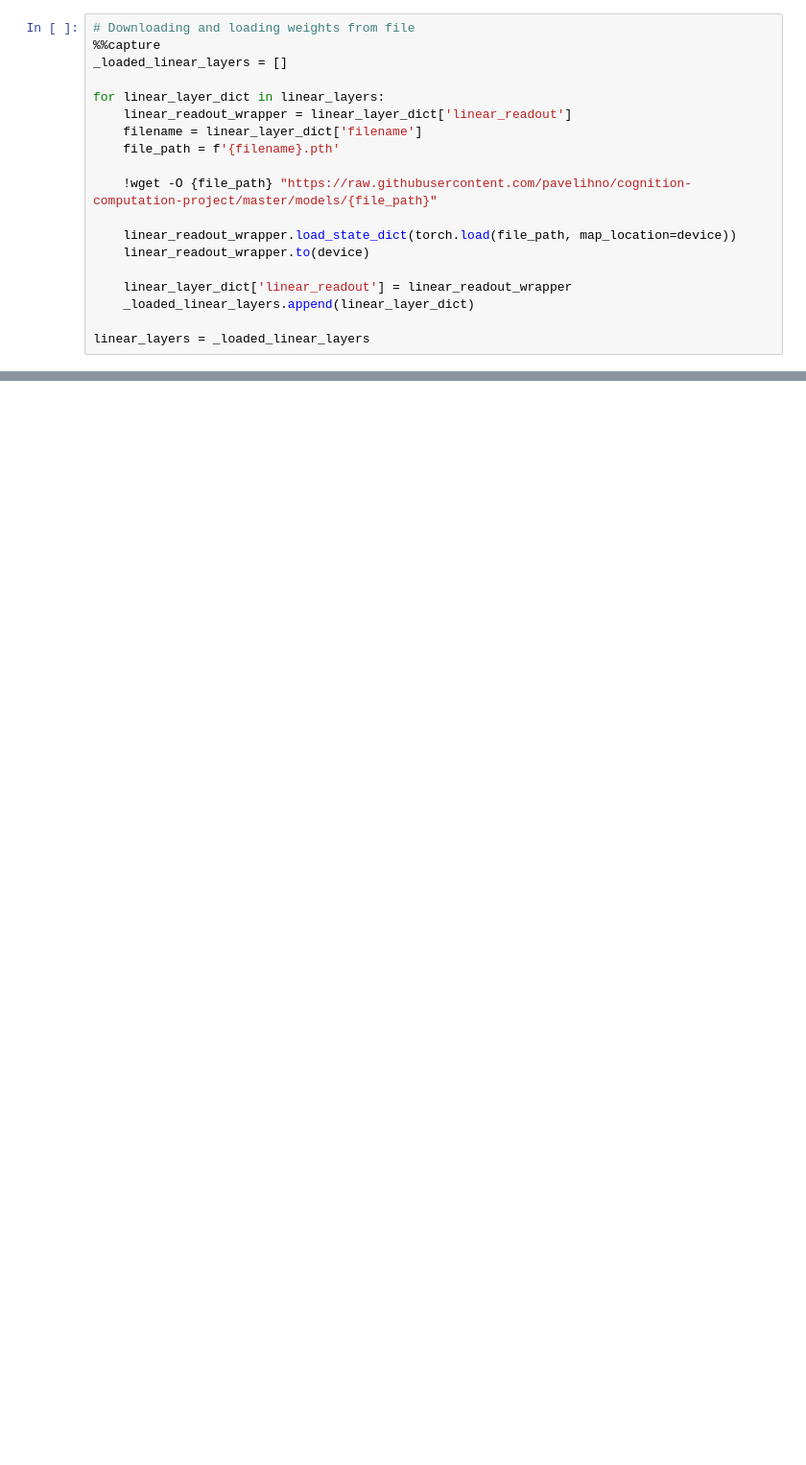
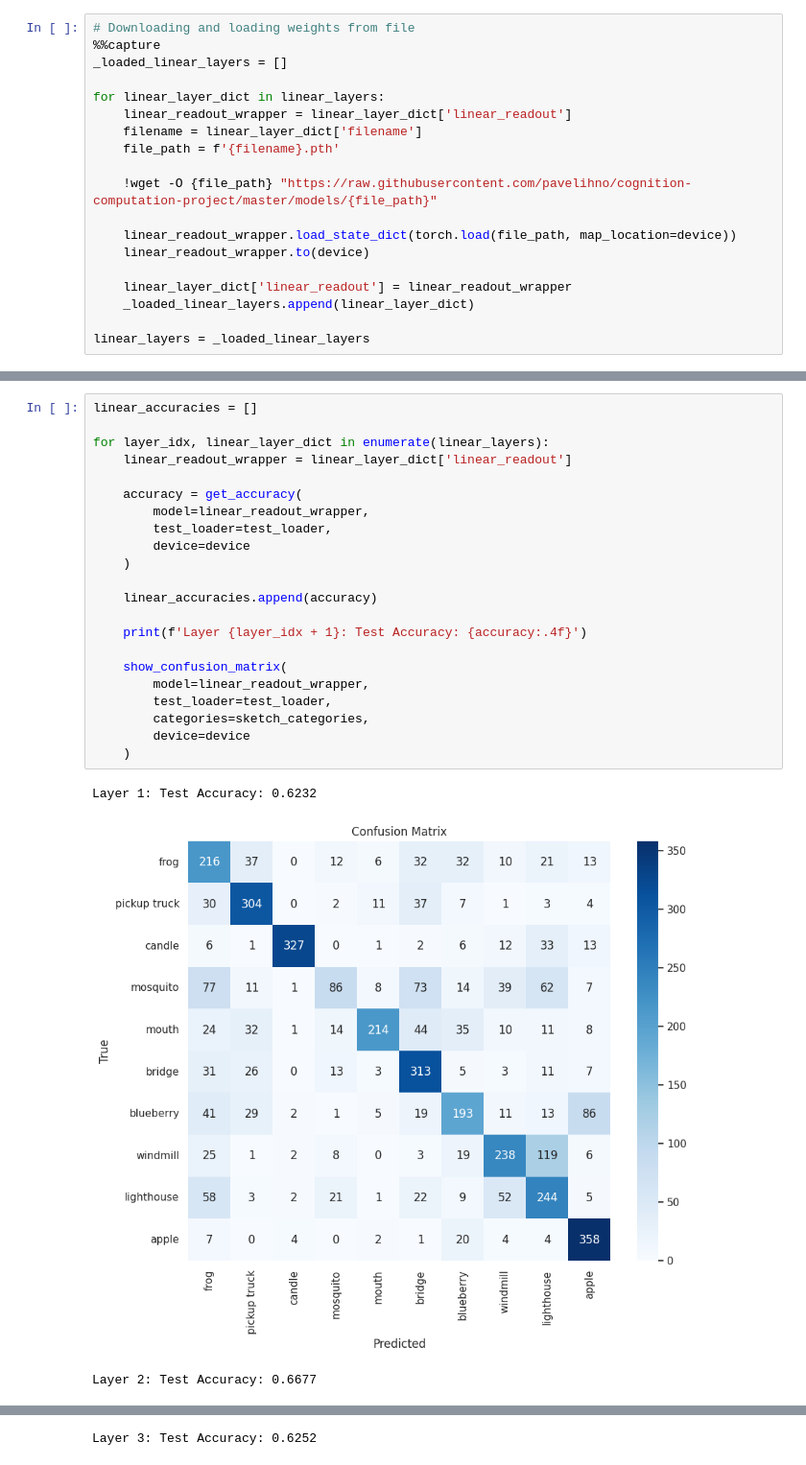
Before and after one commit to pavelihno/cognition-computation-project, a Jupyter notebook: project.ipynb, the cells around one changed output, grey strips where cells are left out. Shown at 96% size. Saved outputs shown, nothing was run; the diff lists cells and outputs as text; blank space fills up the shorter version.

```diff
--- a/project.ipynb
+++ b/project.ipynb
@@ -675,0 +846,26 @@ linear_layers = _loaded_linear_layers
+# %%
+linear_accuracies = []
+
+for layer_idx, linear_layer_dict in enumerate(linear_layers):
+    linear_readout_wrapper = linear_layer_dict['linear_readout']
+
+    accuracy = get_accuracy(
+        model=linear_readout_wrapper,
+        test_loader=test_loader,
+        device=device
+    )
+
+    linear_accuracies.append(accuracy)
+
+    print(f'Layer {layer_idx + 1}: Test Accuracy: {accuracy:.4f}')
+
+    show_confusion_matrix(
+        model=linear_readout_wrapper,
+        test_loader=test_loader,
+        categories=sketch_categories,
+        device=device
+    )
+# %% [output]
+Layer 1: Test Accuracy: 0.6232
+[figure, added]
+Layer 2: Test Accuracy: 0.6677
@@ -675,0 +873 @@ linear_layers = _loaded_linear_layers
+Layer 3: Test Accuracy: 0.6252
```
Also changed, not shown: parts of 13 cells of this notebook.
